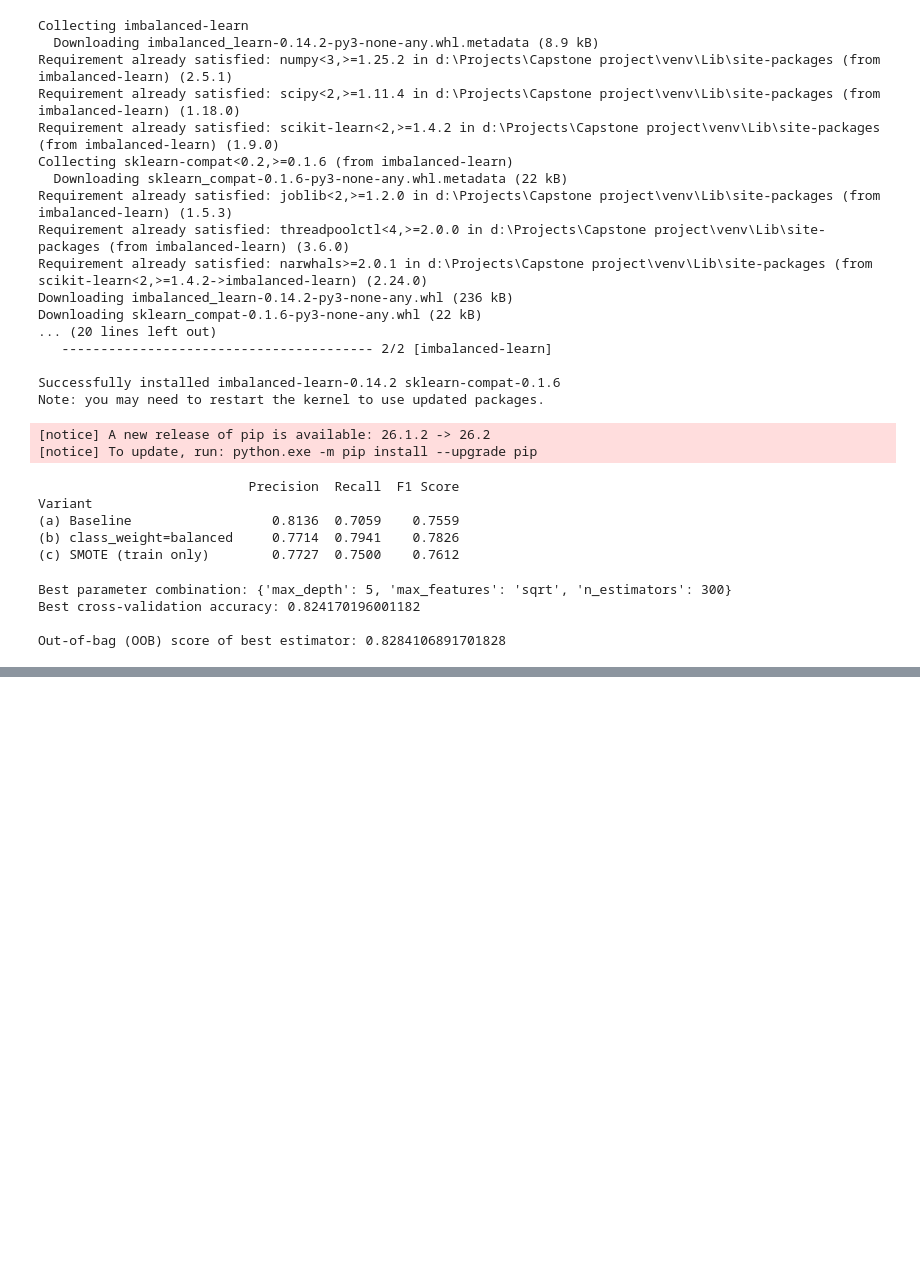
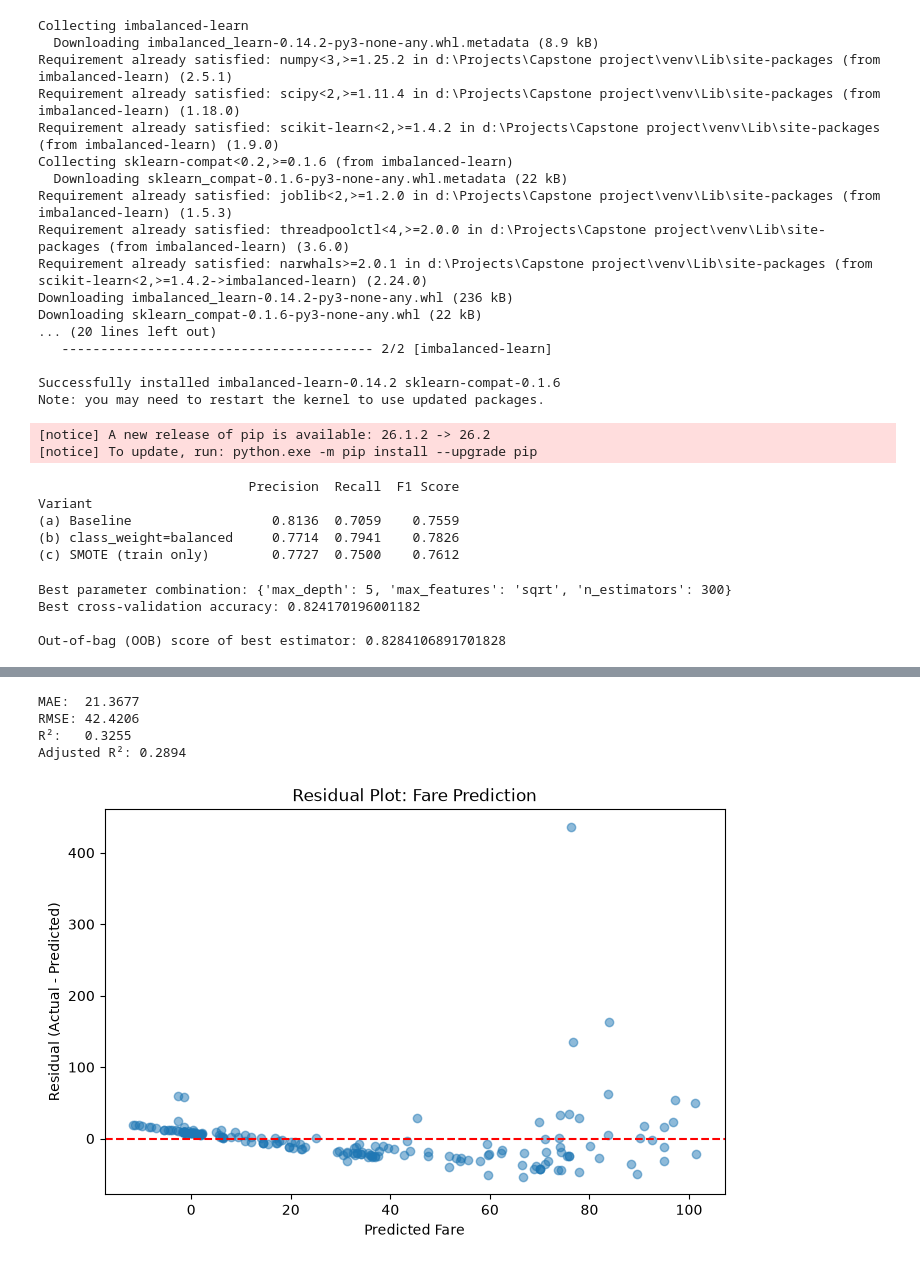
Before and after one commit to PremChandJanga/Capstone-Project, a Jupyter notebook: analytics/notebooks/02_modeling.ipynb, the cells around one changed output, grey strips where cells are left out. Saved outputs shown, nothing was run; the diff lists cells and outputs as text; code cells hidden in the pictures; blank space fills up the shorter version.

Commit message:
feat: add fare regression side-task with MAE/RMSE/R2/residual plot

```diff
--- a/analytics/notebooks/02_modeling.ipynb
+++ b/analytics/notebooks/02_modeling.ipynb
@@ -407,3 +407,26 @@ Best parameter combination: {'max_depth': 5, 'max_features': 'sqrt', 'n_estimato
 Best cross-validation accuracy: 0.824170196001182
 
 Out-of-bag (OOB) score of best estimator: 0.8284106891701828
+# %%
+from sklearn.model_selection import train_test_split
+from sklearn.linear_model import LinearRegression
+
+# fare becomes the target now, everything else (including survived) becomes a predictor.
+# using the same cleaned dataset (df), which already has categoricals label-encoded
+X_reg = df.drop(columns=["fare"])
+y_reg = df["fare"]
+
+# separate split for this side-task, since the target is different from
+# the classification task - not reusing X_train/X_test from before
+X_reg_train, X_reg_test, y_reg_train, y_reg_test = train_test_split(
+    X_reg, y_reg, test_size=0.2, random_state=42
+)
+
+lin_reg = LinearRegression()
+lin_reg.fit(X_reg_train, y_reg_train)
+
+y_reg_pred = lin_reg.predict(X_reg_test)
+
+print("Model trained. Coefficients:")
+for feature, coef in zip(X_reg.columns, lin_reg.coef_):
+    print(f"  {feature}: {coef:.4f}")
@@ -409,0 +444,35 @@ Out-of-bag (OOB) score of best estimator: 0.8284106891701828
+# %%
+from sklearn.metrics import mean_absolute_error, mean_squared_error, r2_score
+import numpy as np
+
+mae = mean_absolute_error(y_reg_test, y_reg_pred)
+rmse = np.sqrt(mean_squared_error(y_reg_test, y_reg_pred))
+r2 = r2_score(y_reg_test, y_reg_pred)
+
+# adjusted R2 penalizes R2 for the number of predictors used, so adding
+# more features doesn't automatically look like an improvement
+n = len(y_reg_test)          # number of observations (test set)
+p = X_reg_test.shape[1]      # number of predictor features
+adjusted_r2 = 1 - (1 - r2) * (n - 1) / (n - p - 1)
+
+print(f"MAE:  {mae:.4f}")
+print(f"RMSE: {rmse:.4f}")
+print(f"R²:   {r2:.4f}")
+print(f"Adjusted R²: {adjusted_r2:.4f}")
+# %% [output]
+MAE:  21.3677
+RMSE: 42.4206
+R²:   0.3255
+Adjusted R²: 0.2894
+# %%
+residuals = y_reg_test - y_reg_pred
+
+plt.figure(figsize=(8, 5))
+plt.scatter(y_reg_pred, residuals, alpha=0.5)
+plt.axhline(y=0, color="red", linestyle="--")
+plt.xlabel("Predicted Fare")
+plt.ylabel("Residual (Actual - Predicted)")
+plt.title("Residual Plot: Fare Prediction")
+plt.show()
+# %% [output]
+[figure, added]
```
Also changed, not shown: parts of 1 cell of this notebook, 1 other file.
